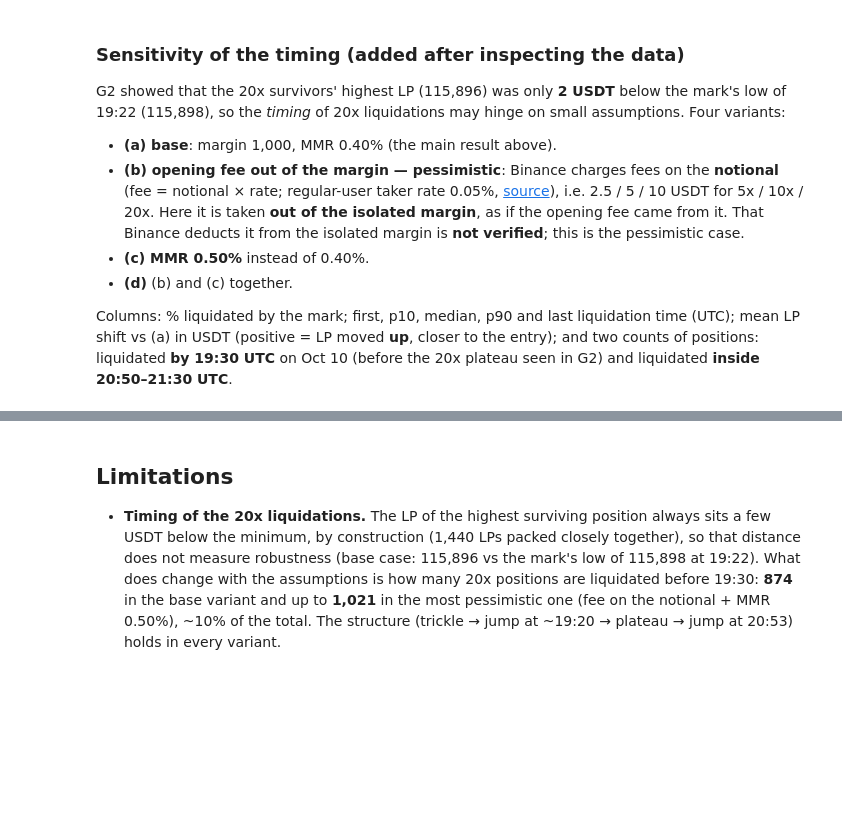
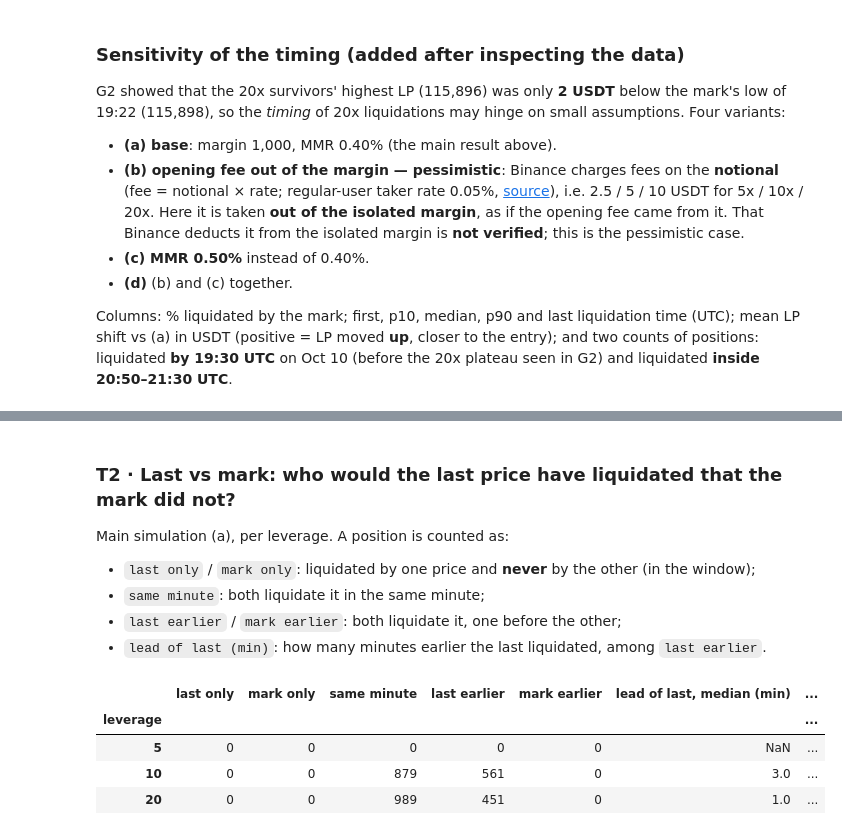
Before and after one commit to Alvarado-Maganna/crypto-quant-lab, a Jupyter notebook: notebooks/04_liquidation_math.ipynb, the cells around one changed output, grey strips where cells are left out. Saved outputs shown, nothing was run; the diff lists cells and outputs as text; code cells hidden in the pictures; blank space fills up the shorter version.

```diff
--- a/notebooks/04_liquidation_math.ipynb
+++ b/notebooks/04_liquidation_math.ipynb
@@ -642,12 +642,38 @@ opening fee per position (USDT): {5: 2.5, 10: 5.0, 20: 10.0}
 |  | (c) MMR 0.50% | 100.0 | 10-10 17:04 | 10-10 18:48 | 10-10 19:20 | 10-10 20:53 | 10-10 20:56 | 116.7 | ... |
 |  | (d) fee + MMR 0.50% | 100.0 | 10-10 17:03 | 10-10 18:37 | 10-10 19:20 | 10-10 20:53 | 10-10 20:56 | 177.9 | ... |
 # %% [markdown]
-## Limitations
+### T2 · Last vs mark: who would the last price have liquidated that the mark did not?
 
-- **Timing of the 20x liquidations.** The LP of the highest surviving position always sits a few
-  USDT below the minimum, by construction (1,440 LPs packed closely together), so that distance
-  does not measure robustness (base case: 115,896 vs the mark's low of 115,898 at 19:22). What
-  does change with the assumptions is how many 20x positions are liquidated before 19:30:
-  **874** in the base variant and up to **1,021** in the most pessimistic one (fee on the
-  notional + MMR 0.50%), ~10% of the total. The structure (trickle → jump at ~19:20 → plateau →
-  jump at 20:53) holds in every variant.
+Main simulation (a), per leverage. A position is counted as:
+
+- `last only` / `mark only`: liquidated by one price and **never** by the other (in the window);
+- `same minute`: both liquidate it in the same minute;
+- `last earlier` / `mark earlier`: both liquidate it, one before the other;
+- `lead of last (min)`: how many minutes earlier the last liquidated, among `last earlier`.
+# %%
+def t2_row(group):
+    by_last, by_mark = group["liquidated_last"], group["liquidated_mark"]
+    lead = (by_mark - by_last).dt.total_seconds() / 60
+    earlier = by_last < by_mark
+    return pd.Series({
+        "last only": int((by_last.notna() & by_mark.isna()).sum()),
+        "mark only": int((by_mark.notna() & by_last.isna()).sum()),
+        "same minute": int((by_last == by_mark).sum()),
+        "last earlier": int(earlier.sum()),
+        "mark earlier": int((by_mark < by_last).sum()),
+        "lead of last, median (min)": lead[earlier].median() if earlier.any() else np.nan,
+        "lead of last, max (min)": lead[earlier].max() if earlier.any() else np.nan,
+        "lead ≥ 60 min": int((lead[earlier] >= 60).sum()),
+    })
+
+
+t2 = sim.groupby(level="leverage").apply(t2_row)
+counts = t2.columns.drop(["lead of last, median (min)", "lead of last, max (min)"])
+t2[counts] = t2[counts].astype(int)
+t2
+# %% [output]
+|  | last only | mark only | same minute | last earlier | mark earlier | lead of last, median (min) | ... |
+| leverage |  |  |  |  |  |  | ... |
+| 5 | 0 | 0 | 0 | 0 | 0 | NaN | ... |
+| 10 | 0 | 0 | 879 | 561 | 0 | 3.0 | ... |
+| 20 | 0 | 0 | 989 | 451 | 0 | 1.0 | ... |
```
Also changed, not shown: parts of 7 cells of this notebook.
